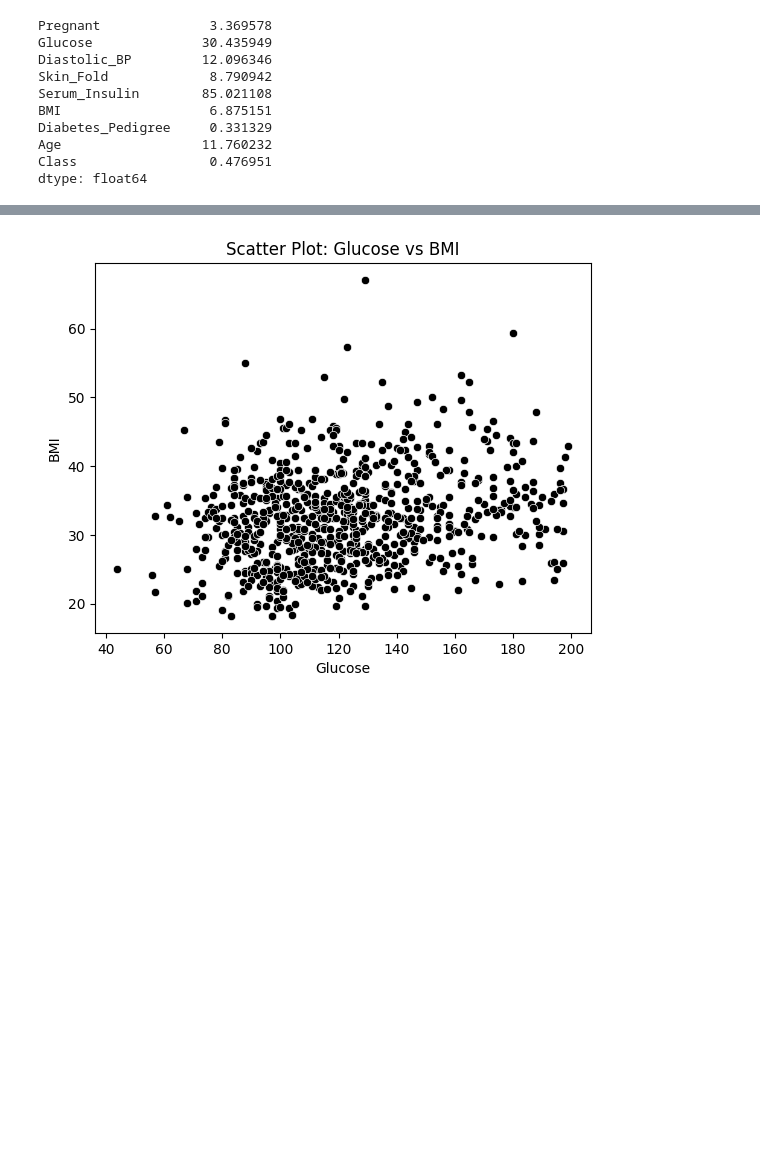
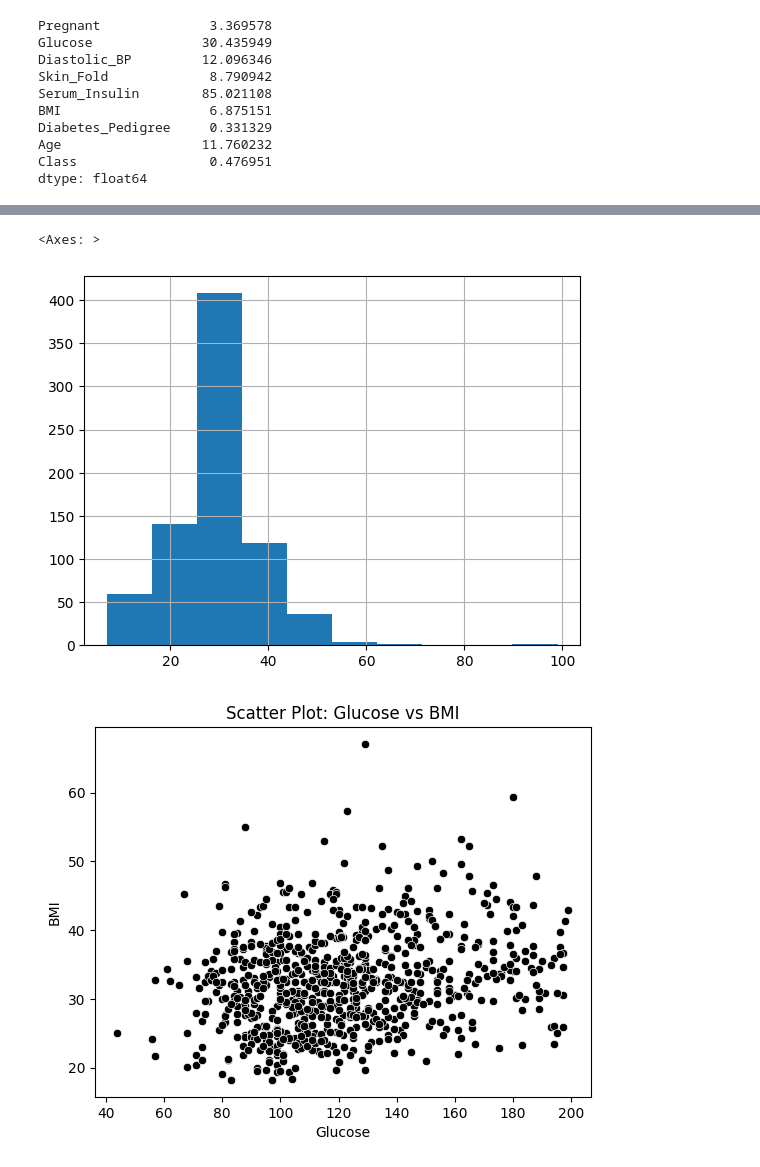
Before and after one commit to NGIYEG/Scientific-Computing, a Jupyter notebook: pandas_into/pandas_assignment.ipynb, the cells around one changed output, grey strips where cells are left out. Saved outputs shown, nothing was run; the diff lists cells and outputs as text; code cells hidden in the pictures; blank space fills up the shorter version.

```diff
--- a/pandas_into/pandas_assignment.ipynb
+++ b/pandas_into/pandas_assignment.ipynb
@@ -189,3 +186,9 @@ dataw['Glucose'].hist()
+# %%
+# Selecting a single column (Skin_Fold column) and visualise it's data
+dataw['Skin_Fold'].hist()
+# %% [output]
+<Axes: >
+[figure, added]
 # %%
 # scatterplot1
 sns.scatterplot(data=dataw, x="Glucose", y="BMI", color="black")
```
Also changed, not shown: parts of 3 cells of this notebook.
